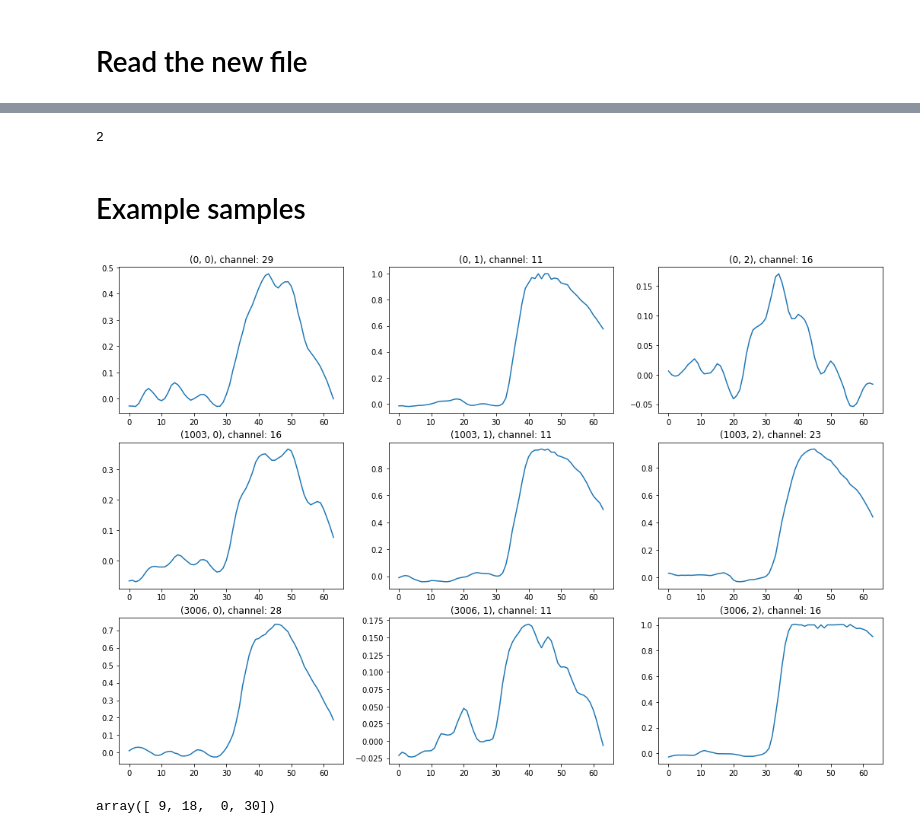
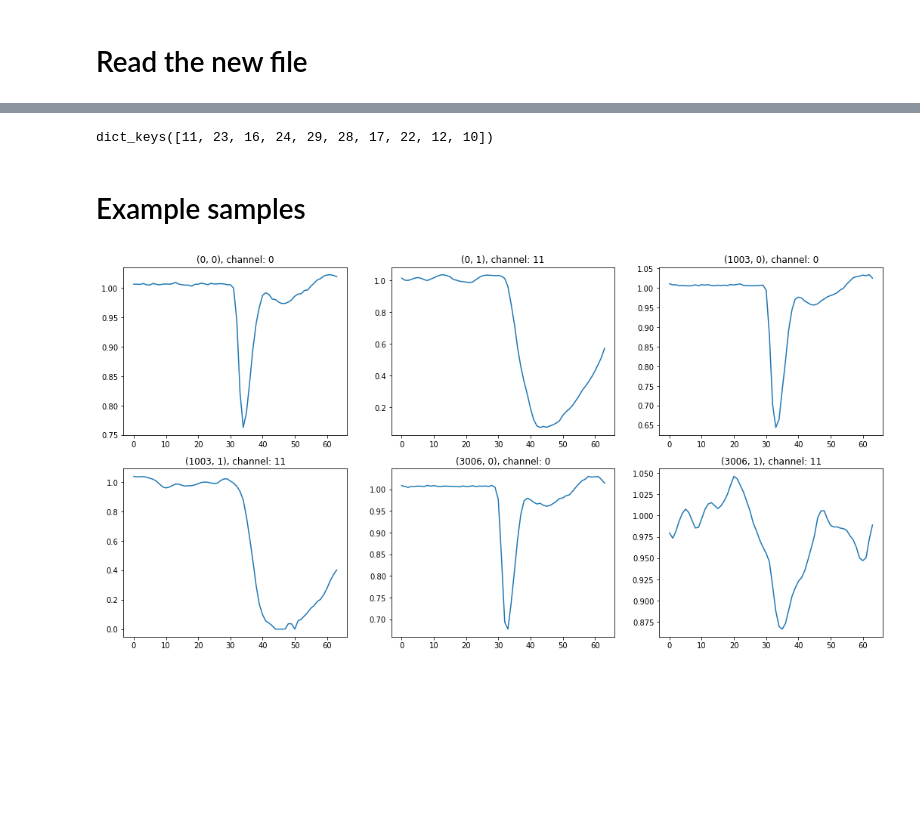
Before and after one commit to MatiXOfficial/pps-diamond-time-measurement, a Jupyter notebook: notebooks/write_useful_data.ipynb, the cells around one changed output, grey strips where cells are left out. Drawn from its saved outputs; the diff is of its cells as text; code cells hidden in the pictures; blank space fills up the shorter version.

Commit message:
Added new data format for channels and filtering the data.

```diff
--- a/notebooks/write_useful_data.ipynb
+++ b/notebooks/write_useful_data.ipynb
@@ -54,0 +76,26 @@ events_filtered = extract_filtered_data(file_events)
+# %%
+EVENT_KEYS = set(['eventIDSampic', 'sample_time', 'sample_ampl', 'sample_channel'])
+CHANNELS = sorted_coincidences[:10]
+
+def flip_y(X):
+    return (X - 1) * - 1
+# %%
+events = {k: file_events[k].array(library='np') for k in EVENT_KEYS | set(['num_samples'])}
+# %%
+events_channel_waveform = {}
+
+for selected_channel in CHANNELS:
+    print(f'{selected_channel}...')
+    events_channel_waveform[selected_channel] = {key: [] for key in EVENT_KEYS}
+    for i_event, (n_samples, channels) in enumerate(zip(events['num_samples'], events['sample_channel'])):
+        if n_samples > 0 and 0 in channels and selected_channel in channels:
+            idx_0 = list(channels).index(0)
+            idx_ch = list(channels).index(selected_channel)
+            mask = [idx_0, idx_ch]
+
+            for key in EVENT_KEYS:
+                v = events[key][i_event]
+                v = v[mask] if type(v) is np.ndarray else v
+                if key == 'sample_ampl':
+                    v = flip_y(v)
+                events_channel_waveform[selected_channel][key].append(v)
@@ -66,4 +128,4 @@ Processing Ntuple_runsampic_166_runtelescope_643.npy ...
 # %% [markdown]
 # Read the new file
 # %%
-new_events = np.load(f'../data/{file_name}', allow_pickle=True).flat[0]
+new_events = np.load(f'../data/{file_name}', allow_pickle=True)['arr_0'].flat[0]
@@ -94,4 +131,0 @@ file_events['sample_t0'].array()[20000]
-# %%
-file_events['num_samples'].array()[20000]
-# %% [output]
-2
@@ -100,3 +132,7 @@ file_events['num_samples'].array()[20000]
+# %%
+new_events.keys()
+# %% [output]
+dict_keys([11, 23, 16, 24, 29, 28, 17, 22, 12, 10])
 # %% [markdown]
 # Example samples
 # %%
@@ -113,16 +149,12 @@ def plot_sample(events, i_event, i_sample, use_time=False, flip=True, ylim=False
     if ylim:
         plt.ylim(-0.1, 1.1)
 # %%
-events = [0, 0, 0, 1003, 1003, 1003, 3006, 3006, 3006]
-samples = [0, 1, 2, 0, 1, 2, 0, 1, 2]
+events = [0, 0, 1003, 1003, 3006, 3006]
+samples = [0, 1, 0, 1, 0, 1]
 
-plt.figure(figsize=(18, 12))
+plt.figure(figsize=(18, 9))
 for i, (i_event, i_sample) in enumerate(zip(events, samples)):
-    plt.subplot(3, 3, i + 1)
-    plot_sample(new_events, i_event, i_sample)
+    plt.subplot(2, 3, i + 1)
+    plot_sample(new_events[11], i_event, i_sample)
 # %% [output]
-[figure, old version]
+[figure, new version]
-# %%
-new_events['sample_channel'][44273]
-# %% [output]
-array([ 9, 18,  0, 30])
```
Also changed, not shown: parts of 18 cells of this notebook, 3 other files.
